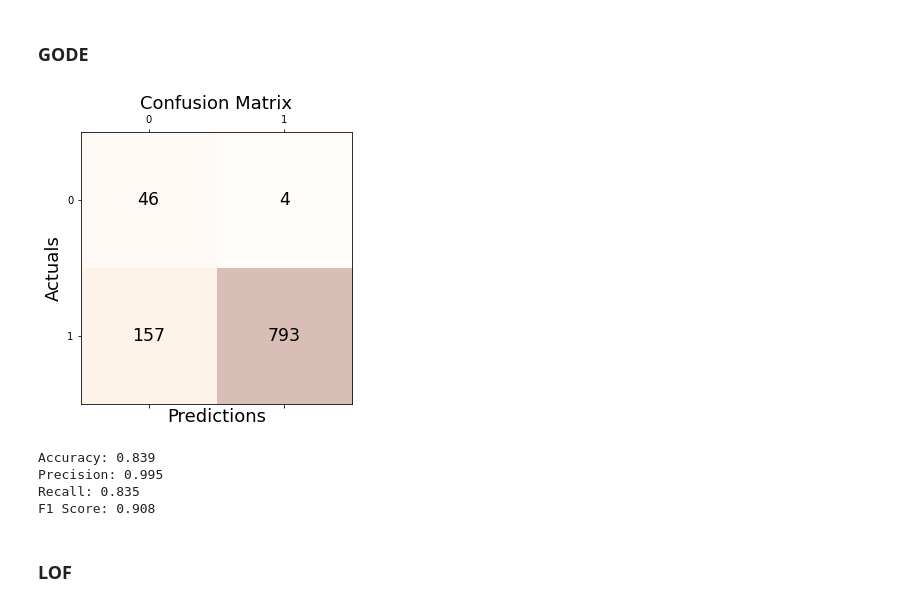
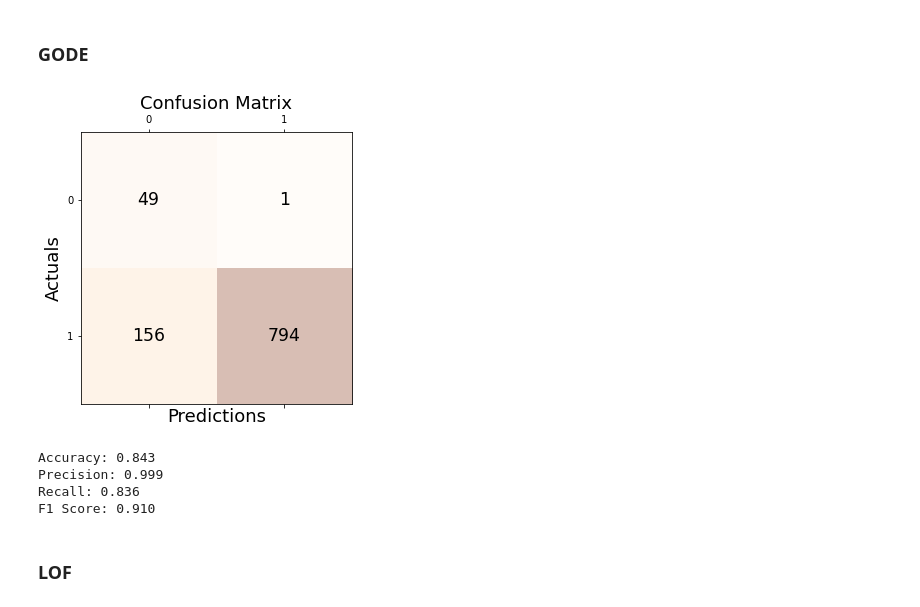
Before and after one commit to seoyeonc/ms, a Jupyter notebook: _notebooks/2022-11-19-class_code_for_paper.ipynb, the cells around one changed output. Drawn from its saved outputs; the diff is of its cells as text; code cells hidden in the pictures.

```diff
--- a/_notebooks/2022-11-19-class_code_for_paper.ipynb
+++ b/_notebooks/2022-11-19-class_code_for_paper.ipynb
@@ -140,7 +189,11 @@ outlier_true_one = list(map(lambda x: -1 if x!=0 else 1,outlier_true_one))
 # %%
 class Conf_matrx:
-    def conf(self,original,compare):
-        self.conf_matrix = confusion_matrix(original, compare)
+    def __init__(self,original,compare,tab):
+        self.original = original
+        self.compare = compare
+        self.tab = tab
+    def conf(self,name):
+        self.conf_matrix = confusion_matrix(self.original, self.compare)
 
         fig, ax = plt.subplots(figsize=(5, 5))
         ax.matshow(self.conf_matrix, cmap=plt.cm.Oranges, alpha=0.3)
@@ -152,10 +205,17 @@ class Conf_matrx:
         plt.title('Confusion Matrix', fontsize=18)
         plt.show()
 
-        print('Accuracy: %.3f' % accuracy_score(original, compare))
-        print('Precision: %.3f' % precision_score(original, compare))
-        print('Recall: %.3f' % recall_score(original, compare))
-        print('F1 Score: %.3f' % f1_score(original, compare))
+        self.acc = accuracy_score(self.original, self.compare)
+        self.pre = precision_score(self.original, self.compare)
+        self.rec = recall_score(self.original, self.compare)
+        self.f1 = f1_score(self.original, self.compare)
+
+        print('Accuracy: %.3f' % self.acc)
+        print('Precision: %.3f' % self.pre)
+        print('Recall: %.3f' % self.rec)
+        print('F1 Score: %.3f' % self.f1)
+
+        self.tab = self.tab.append(pd.DataFrame({"Accuracy":[self.acc],"Precision":[self.pre],"Recall":[self.rec],"F1":[self.f1]},index = [name]))
 # %%
 class Linear:
     def __init__(self,df):
@@ -193,7 +325,7 @@ The rpy2.ipython extension is already loaded. To reload it, use:
 library(EbayesThresh)
 set.seed(1)
 epsilon = rnorm(1000)
-signal_1 = sample(c(runif(25,-6,-1), runif(25,1,6), rep(0,950)))
+signal_1 = sample(c(runif(25,-6,-2.5), runif(25,2.5,6), rep(0,950)))
 index_of_trueoutlier_1 = which(signal_1!=0)
 index_of_trueoutlier_1
 x_1=signal_1+epsilon
@@ -208,6 +340,6 @@ outlier_true_index_1 = index_of_trueoutlier_1
 # %%
 outlier_true_value_1 = x_1[index_of_trueoutlier_1]
 # %%
-outlier_true_one_1 = signal.copy()
+outlier_true_one_1 = signal_1.copy()
 # %%
 outlier_true_one_1 = list(map(lambda x: -1 if x!=0 else 1,outlier_true_one_1))
@@ -239,10 +373,12 @@ outlier_simul_one = (_Linear.df['Residual']**2).tolist()
 # %%
 outlier_simul_one = list(map(lambda x: -1 if x > 2 else 1,outlier_simul_one))
 # %%
-_conf = Conf_matrx().conf(outlier_true_one_1,outlier_simul_one)
+_conf = Conf_matrx(outlier_true_one_1,outlier_simul_one,tab_linear)
-# %% [output]
-[figure, removed]
-Accuracy: 0.839
-Precision: 0.995
-Recall: 0.835
-F1 Score: 0.908
+# %%
+_conf.conf("GODE")
+# %% [output]
+[figure, added]
+Accuracy: 0.843
+Precision: 0.999
+Recall: 0.836
+F1 Score: 0.910
```
Also changed, not shown: parts of 351 cells of this notebook.
